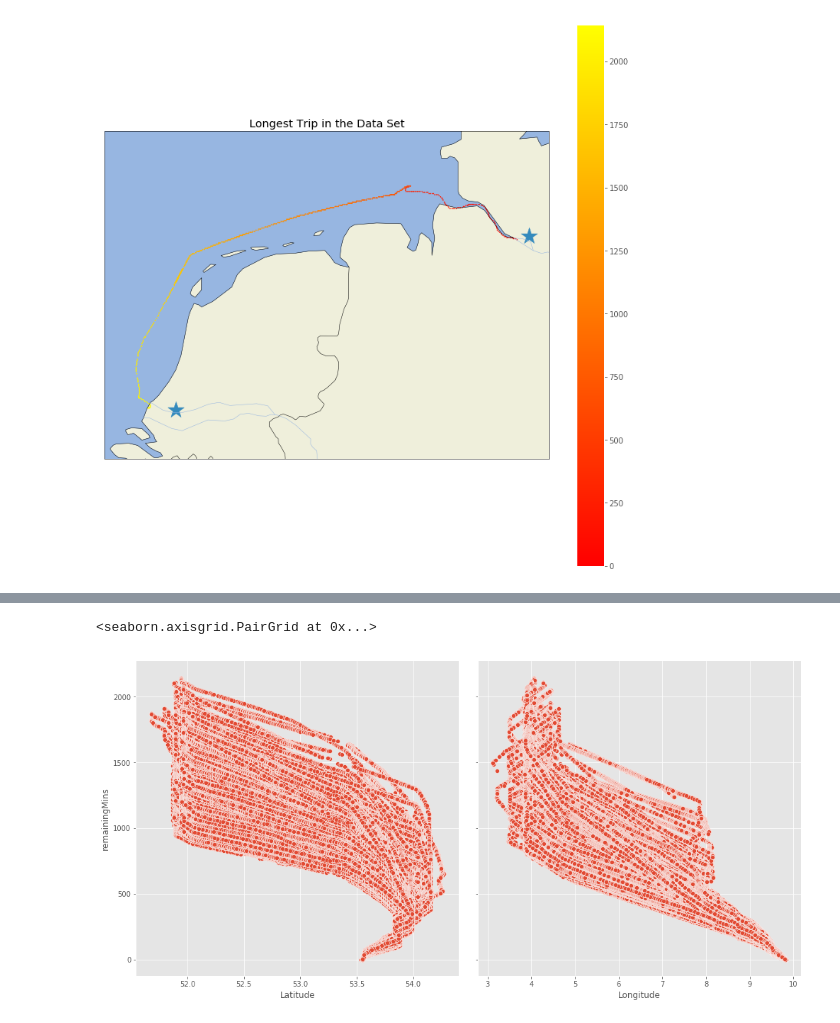
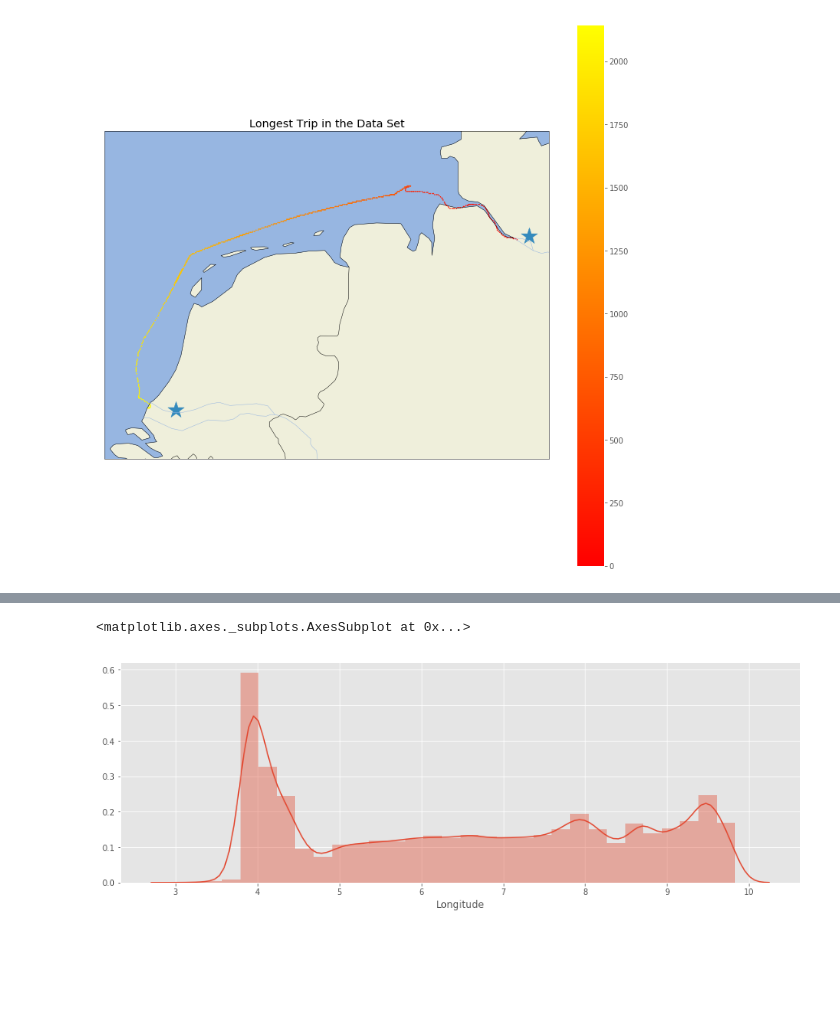
Before and after one commit to jank324/ais-predictor, a Jupyter notebook: data/filter ROT-HAM data.ipynb, the cells around one changed output, grey strips where cells are left out. Drawn from its saved outputs; the diff is of its cells as text; code cells hidden in the pictures; blank space fills up the shorter version.

```diff
--- a/data/filter ROT-HAM data.ipynb
+++ b/data/filter ROT-HAM data.ipynb
@@ -223,6 +203,9 @@ Text(0.5,1,u'Longest Trip in the Data Set')
+# %%
+plt.figure(figsize = (15, 5))
+sns.distplot(ais_dists['Longitude'], bins = 30)
+# %% [output]
+<matplotlib.axes._subplots.AxesSubplot at 0x...>
+[figure, added]
 # %%
-sns.pairplot(ais_shortmaj, x_vars = ['Latitude', 'Longitude'], y_vars = 'remainingMins', size = 7)
+sns.pairplot(ais_dists, x_vars = ['Latitude', 'Longitude'], y_vars = 'remainingMins', size = 7)
-# %% [output]
-<seaborn.axisgrid.PairGrid at 0x...>
-[figure, removed]
 # %%
```
Also changed, not shown: parts of 15 cells of this notebook.
